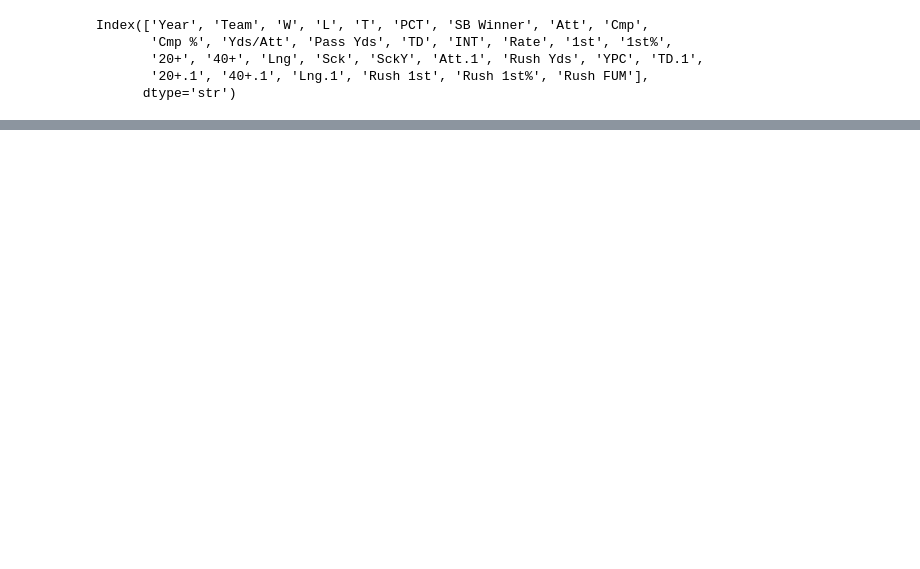
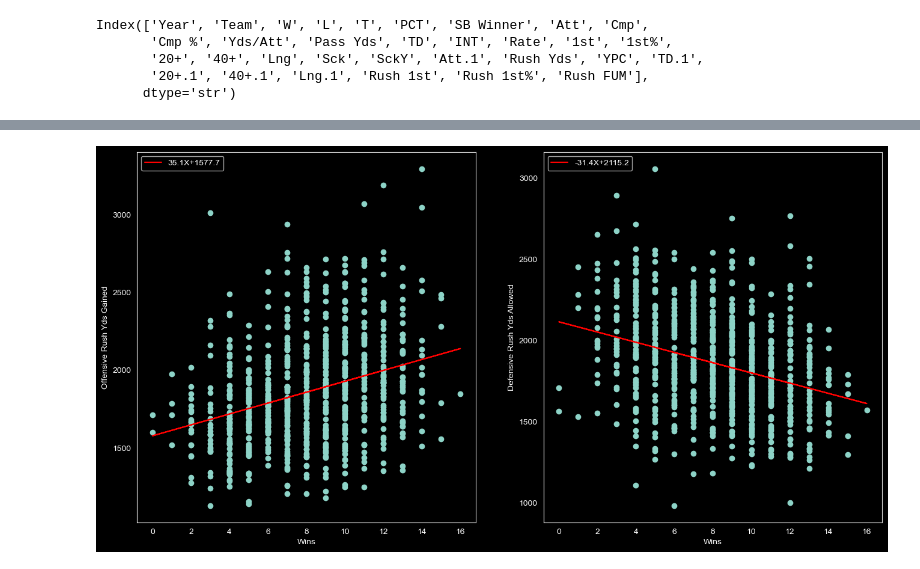
Before and after one commit to andrewtsteves/Championship-Predictor, a Jupyter notebook: Plots.ipynb, the cells around one changed output, grey strips where cells are left out. Cells and saved outputs as stored; diff of their text form; code cells hidden in the pictures; blank space fills up the shorter version.

```diff
--- a/Plots.ipynb
+++ b/Plots.ipynb
@@ -49,0 +80,31 @@ plt.show()
+# %%
+o_rush_yds = srd.stats(offense, 'W', 'Rush Yds')
+d_rush_yds = srd.stats(defense, 'W', 'Rush Yds')
+
+o_best_fit = s.linregress(o_rush_yds[0], o_rush_yds[1])
+y_o = o_best_fit.intercept + o_best_fit.slope * o_rush_yds[0]
+
+d_best_fit = s.linregress(d_rush_yds[0], d_rush_yds[1])
+y_d = d_best_fit.intercept + d_best_fit.slope * d_rush_yds[0]
+
+fig, (ax1, ax2) = plt.subplots(1, 2, figsize=(16,8))
+ax1.scatter(o_rush_yds[0], o_rush_yds[1])
+ax1.plot(o_rush_yds[0], y_o, color = 'red', label = f"{o_best_fit.slope:.1f}X+{o_best_fit.intercept:.1f}")
+
+ax2.scatter(d_rush_yds[0], d_rush_yds[1])
+ax2.plot(d_rush_yds[0], y_d, color = 'red', label = f"{d_best_fit.slope:.1f}X+{d_best_fit.intercept:.1f}")
+
+ax1.legend(loc='upper left')
+ax2.legend(loc='upper left')
+
+ax1.grid(False)
+ax2.grid(False)
+
+ax1.set_ylabel('Offensive Rush Yds Gained')
+ax2.set_ylabel('Defensive Rush Yds Allowed')
+ax1.set_xlabel('Wins')
+ax2.set_xlabel('Wins')
+
+plt.show()
+# %% [output]
+[figure, added]
```
Also changed, not shown: parts of 14 cells of this notebook.
